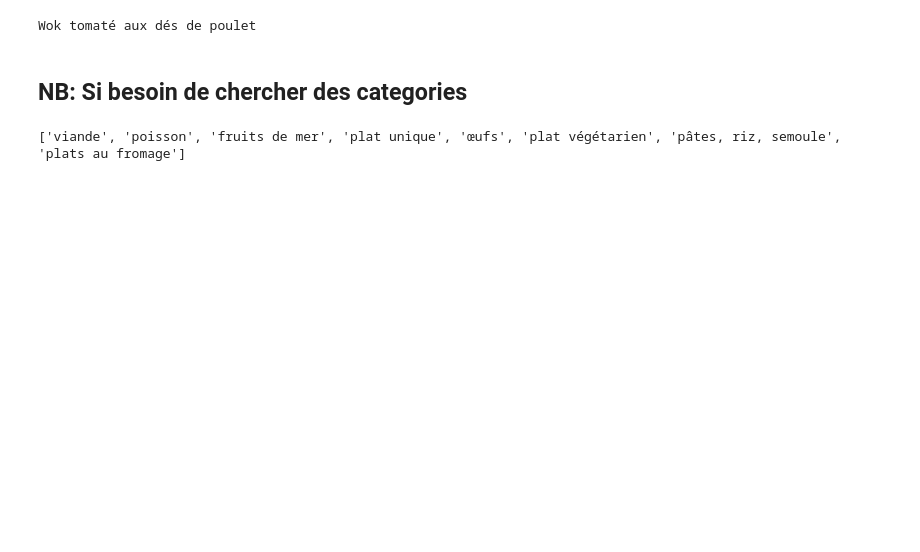
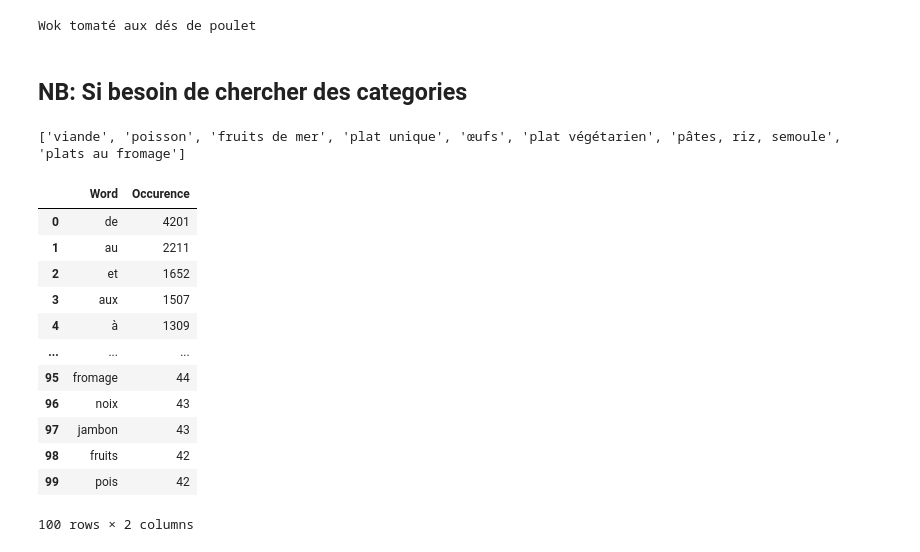
Before and after one commit to Northindochina/vegetarian-menu, a Jupyter notebook: soup.ipynb, the cells around one changed output. Saved outputs shown, nothing was run; the diff lists cells and outputs as text; code cells hidden in the pictures; blank space fills up the shorter version.

```diff
--- a/soup.ipynb
+++ b/soup.ipynb
@@ -150,3 +149,24 @@ categories = [li.a.text for li in tag_list.find_all('li', class_='mrtn-tag')]
 print(categories)
 # %% [output]
 ['viande', 'poisson', 'fruits de mer', 'plat unique', 'œufs', 'plat végétarien', 'pâtes, riz, semoule', 'plats au fromage']
+# %%
+all_words = ' '.join(all_recipe_titles_by_category['viande'])
+word_counts = Counter(all_words.split())
+df=pd.DataFrame(list(word_counts.items()),columns=['Word','Occurence'])
+rm=["de","le","la","les","et","au","aux","à","la",""]
+df=(df.sort_values(by='Occurence',ascending=False)).reset_index(drop=True)
+df[:100]
+# %% [output]
+|  | Word | Occurence |
+| 0 | de | 4201 |
+| 1 | au | 2211 |
+| 2 | et | 1652 |
+| 3 | aux | 1507 |
+| 4 | à | 1309 |
+| ... | ... | ... |
+| 95 | fromage | 44 |
+| 96 | noix | 43 |
+| 97 | jambon | 43 |
+| 98 | fruits | 42 |
+| 99 | pois | 42 |
+100 rows × 2 columns
```
Also changed, not shown: parts of 6 cells of this notebook.
